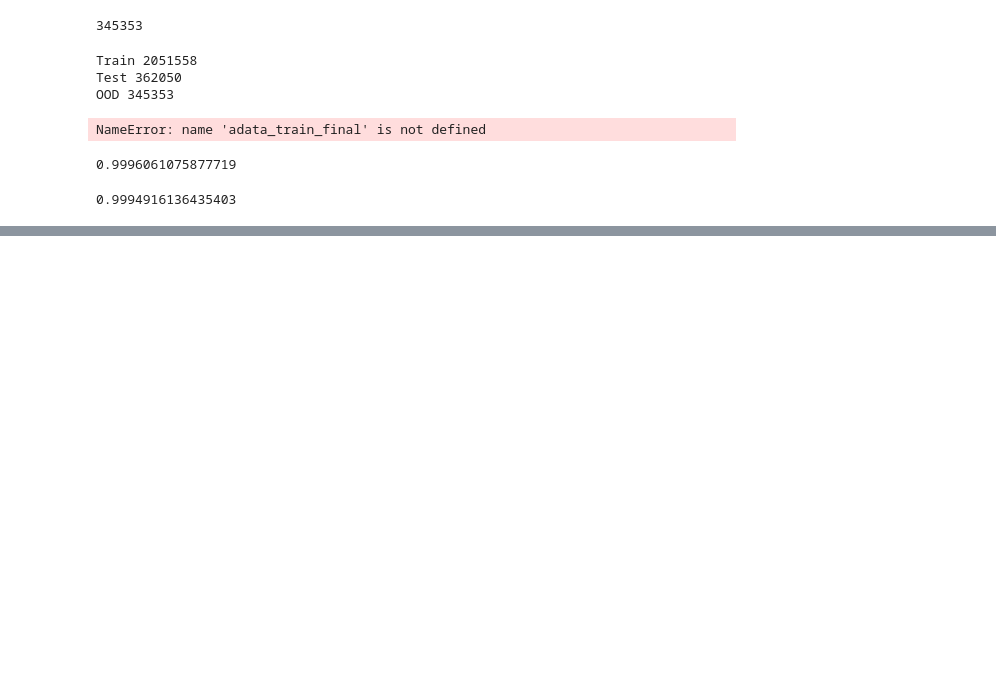
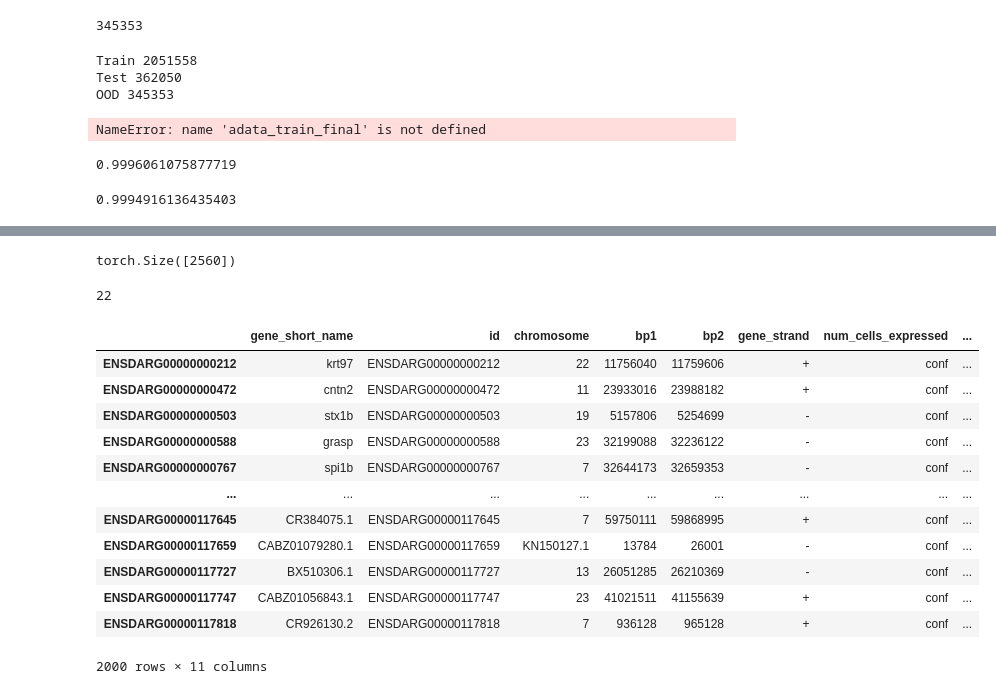
Before and after one commit to theislab/cellflow_reproducibility, a Jupyter notebook: notebooks/prepare_data/prepare_zebrafish.ipynb, the cells around one changed output, grey strips where cells are left out. Cells and saved outputs as stored; diff of their text form; code cells hidden in the pictures; blank space fills up the shorter version.

```diff
--- a/notebooks/prepare_data/prepare_zebrafish.ipynb
+++ b/notebooks/prepare_data/prepare_zebrafish.ipynb
@@ -599,0 +647,8 @@ compute_r_squared(np.asarray(decoded_ood+adata_ood_final.varm["X_train_mean"].T)
+# %%
+torch.load(path)['mean_representations'][36].shape
+# %% [output]
+torch.Size([2560])
+# %%
+len(pt_files)
+# %% [output]
+22
@@ -599,0 +667,16 @@ compute_r_squared(np.asarray(decoded_ood+adata_ood_final.varm["X_train_mean"].T)
+# %%
+train.var
+# %% [output]
+|  | gene_short_name | id | chromosome | bp1 | bp2 | gene_strand | num_cells_expressed | ... |
+| ENSDARG00000000212 | krt97 | ENSDARG00000000212 | 22 | 11756040 | 11759606 | + | conf | ... |
+| ENSDARG00000000472 | cntn2 | ENSDARG00000000472 | 11 | 23933016 | 23988182 | + | conf | ... |
+| ENSDARG00000000503 | stx1b | ENSDARG00000000503 | 19 | 5157806 | 5254699 | - | conf | ... |
+| ENSDARG00000000588 | grasp | ENSDARG00000000588 | 23 | 32199088 | 32236122 | - | conf | ... |
+| ENSDARG00000000767 | spi1b | ENSDARG00000000767 | 7 | 32644173 | 32659353 | - | conf | ... |
+| ... | ... | ... | ... | ... | ... | ... | ... | ... |
+| ENSDARG00000117645 | CR384075.1 | ENSDARG00000117645 | 7 | 59750111 | 59868995 | + | conf | ... |
+| ENSDARG00000117659 | CABZ01079280.1 | ENSDARG00000117659 | KN150127.1 | 13784 | 26001 | - | conf | ... |
+| ENSDARG00000117727 | BX510306.1 | ENSDARG00000117727 | 13 | 26051285 | 26210369 | - | conf | ... |
+| ENSDARG00000117747 | CABZ01056843.1 | ENSDARG00000117747 | 23 | 41021511 | 41155639 | + | conf | ... |
+| ENSDARG00000117818 | CR926130.2 | ENSDARG00000117818 | 7 | 936128 | 965128 | + | conf | ... |
+2000 rows × 11 columns
```
Also changed, not shown: parts of 31 cells of this notebook, 1 other file.
